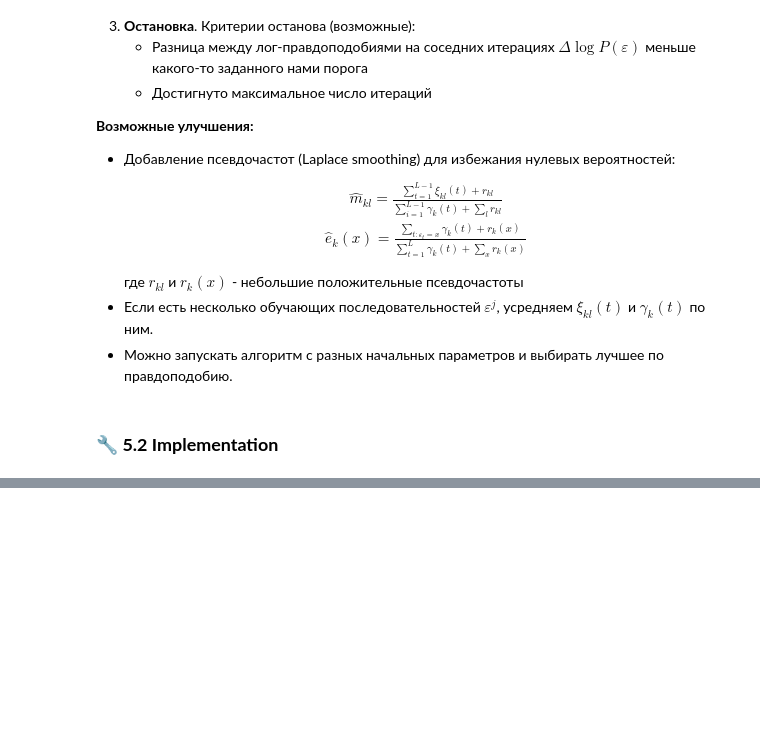
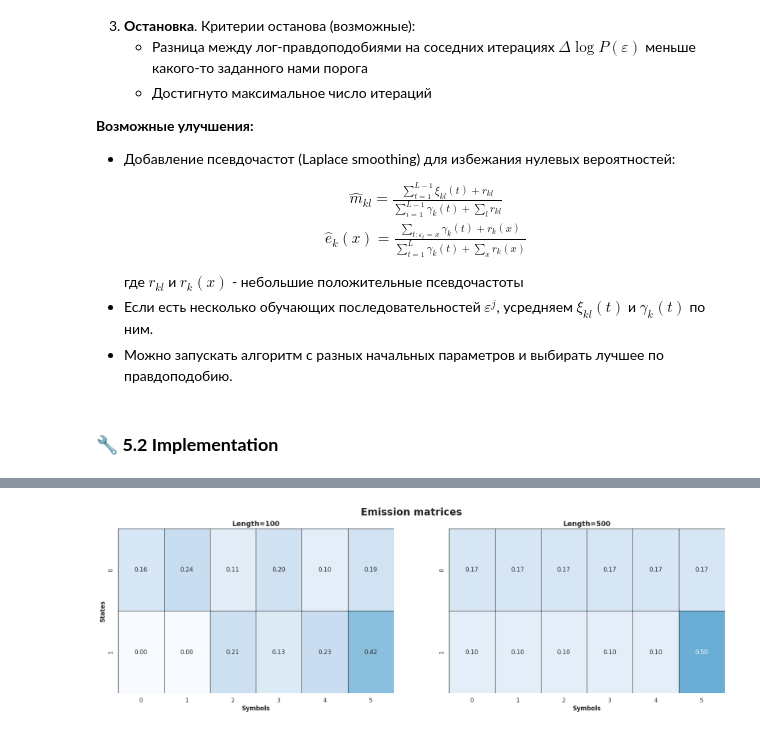
Before and after one commit to ksumarshmallow/Population_Genetics, a Jupyter notebook: HWs/HW3_Malkova.ipynb, the cells around one changed output, grey strips where cells are left out. Drawn from its saved outputs; the diff is of its cells as text; code cells hidden in the pictures; blank space fills up the shorter version.

```diff
--- a/HWs/HW3_Malkova.ipynb
+++ b/HWs/HW3_Malkova.ipynb
@@ -946,3 +1064,12 @@ array([[0.95, 0.05],
+# %%
+plot_matrices(matrix_eval=all_E,
+              matrix_gt=E,
+              lengthes=length_seq,
+              title="Emission matrices",
+              ylabel="States",
+              xlabel="Symbols")
+# %% [output]
+[figure, added]
 # %%
 all_E
 # %% [output]
```
Also changed, not shown: parts of 14 cells of this notebook.
